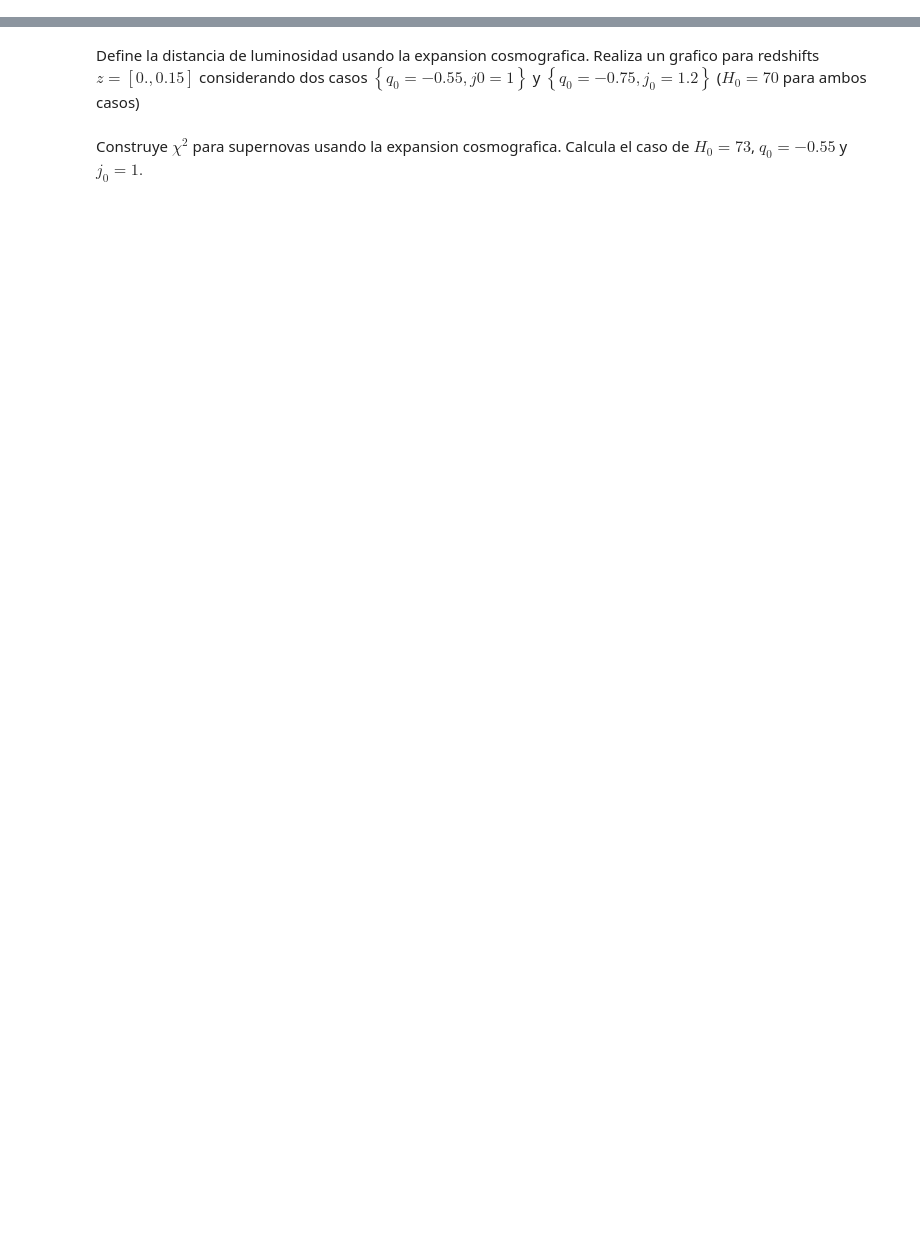
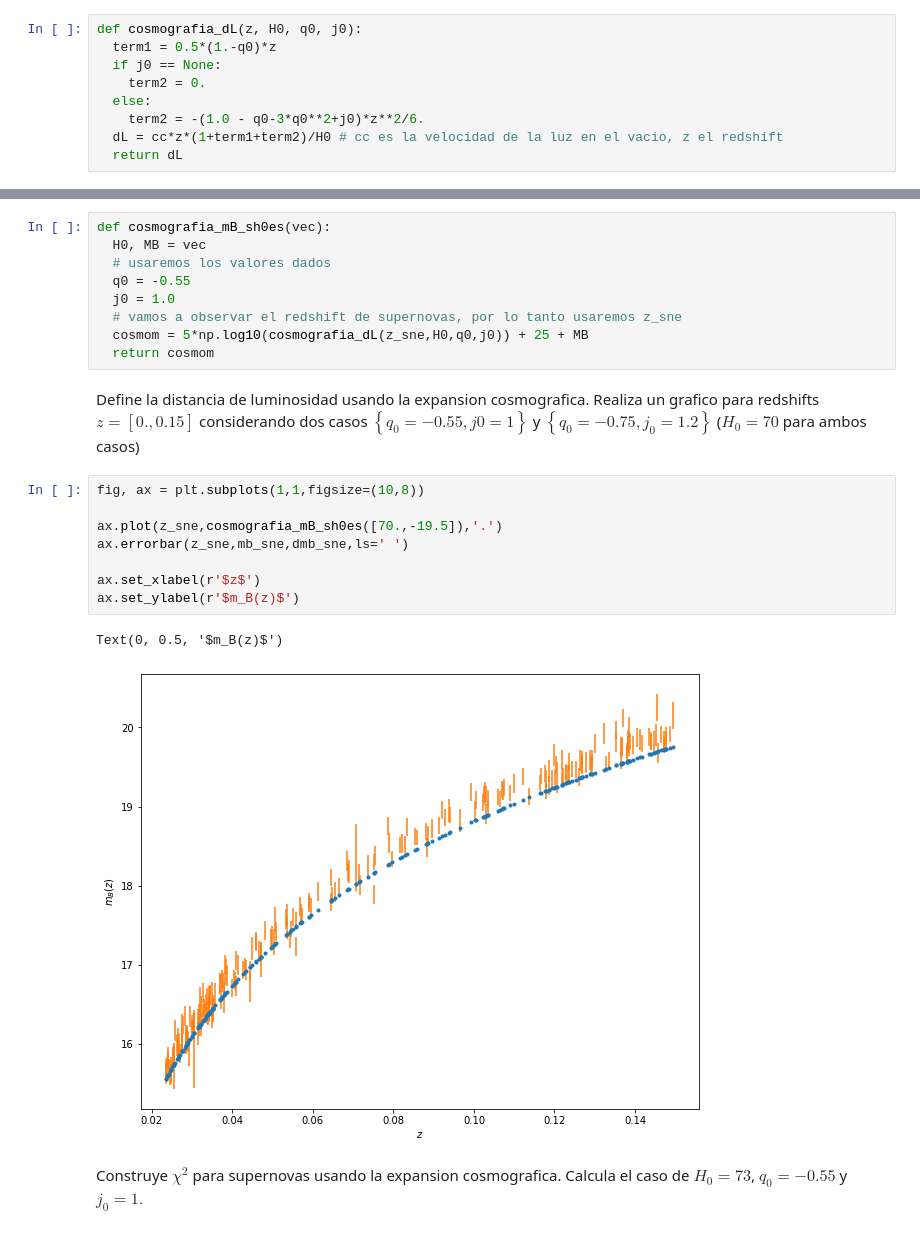
Before and after one commit to melipass/pcp-datos-cosmologicos, a Jupyter notebook: share_sesion1_2_.ipynb, the cells around one changed output, grey strips where cells are left out. Drawn from its saved outputs; the diff is of its cells as text; blank space fills up the shorter version.

```diff
--- a/share_sesion1_2_.ipynb
+++ b/share_sesion1_2_.ipynb
@@ -122,3 +173,12 @@ $$d_L(z) = \frac{cz}{H_0} \left\lbrace 1+\frac{1}{2}(1-q_0)z-\frac{1}{6}(1-q_0-3
 $$m_B(z) = m_B(z,H_0,q_0,j_0,...)$$
 
 Analisis de SH0ES asume $q_0 = -0.55$ y $j_0 = 1.$ (valores obtenidos con $\Lambda$CDM)
+# %%
+def cosmografia_dL(z, H0, q0, j0):
+  term1 = 0.5*(1.-q0)*z
+  if j0 == None:
+    term2 = 0.
+  else:
+    term2 = -(1.0 - q0-3*q0**2+j0)*z**2/6.
+  dL = cc*z*(1+term1+term2)/H0 # cc es la velocidad de la luz en el vacio, z el redshift
+  return dL
@@ -125,4 +189,24 @@ Analisis de SH0ES asume $q_0 = -0.55$ y $j_0 = 1.$ (valores obtenidos con $\Lamb
+# %%
+def cosmografia_mB_sh0es(vec):
+  H0, MB = vec
+  # usaremos los valores dados
+  q0 = -0.55
+  j0 = 1.0
+  # vamos a observar el redshift de supernovas, por lo tanto usaremos z_sne
+  cosmom = 5*np.log10(cosmografia_dL(z_sne,H0,q0,j0)) + 25 + MB
+  return cosmom
 # %% [markdown]
 Define la distancia de luminosidad usando la expansion cosmografica. Realiza un grafico para redshifts $z = [0.,0.15]$ considerando dos casos $\left\lbrace q_0 = -0.55, j0 = 1\right\rbrace$ y $\left\lbrace  q_0 = -0.75, j_0 = 1.2\right\rbrace$ ($H_0 = 70$ para ambos casos)
+# %%
+fig, ax = plt.subplots(1,1,figsize=(10,8))
+
+ax.plot(z_sne,cosmografia_mB_sh0es([70.,-19.5]),'.')
+ax.errorbar(z_sne,mb_sne,dmb_sne,ls=' ')
+
+ax.set_xlabel(r'$z$')
+ax.set_ylabel(r'$m_B(z)$')
+# %% [output]
+Text(0, 0.5, '$m_B(z)$')
+[figure, added]
 # %% [markdown]
 Construye $\chi^2$ para supernovas usando la expansion cosmografica. Calcula el caso de $H_0 = 73$, $q_0 = -0.55$ y $j_0 = 1.$
```
Also changed, not shown: parts of 33 cells of this notebook.
